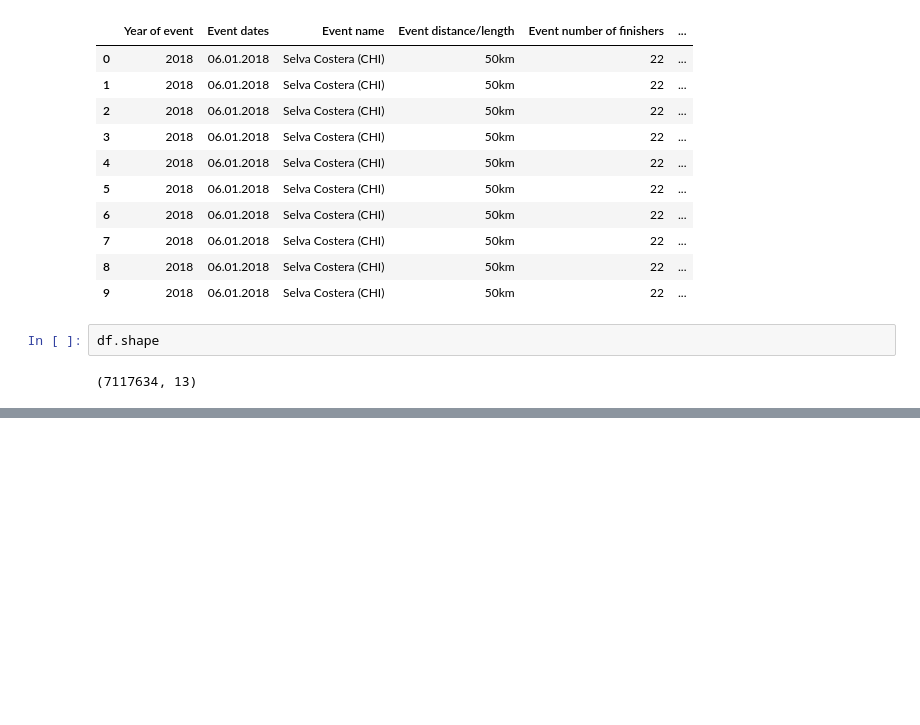
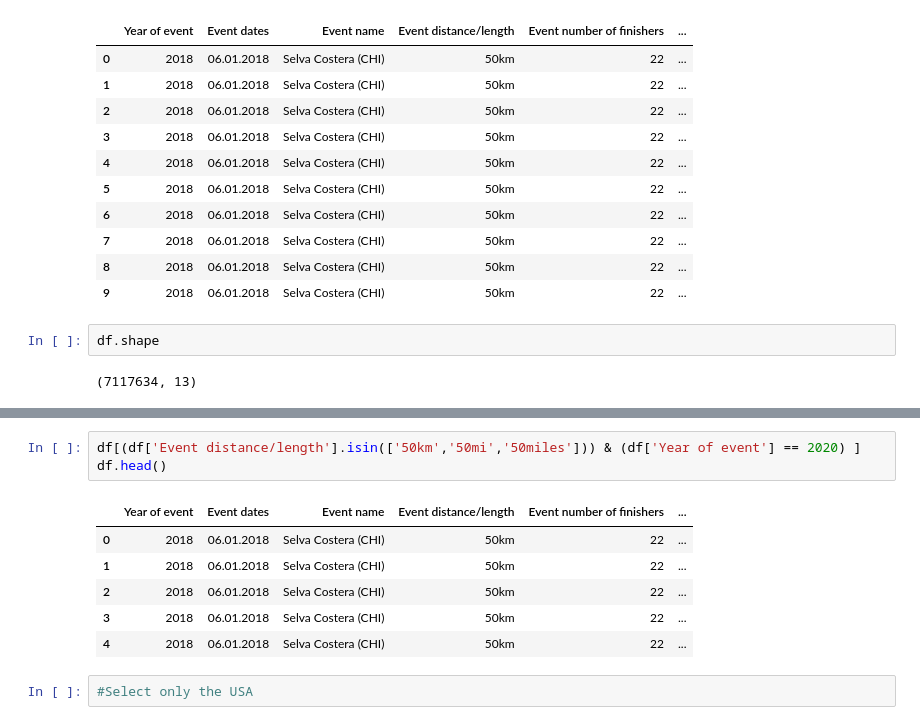
Before and after one commit to EroshBc/data_analysis_Python, a Jupyter notebook: Data Analysis.ipynb, the cells around one changed output, grey strips where cells are left out. Cells and saved outputs as stored; diff of their text form; blank space fills up the shorter version.

```diff
--- a/Data Analysis.ipynb
+++ b/Data Analysis.ipynb
@@ -30,0 +68,12 @@ df.shape
+# %%
+df[(df['Event distance/length'].isin(['50km','50mi','50miles'])) & (df['Year of event'] == 2020) ]
+df.head()
+# %% [output]
+|  | Year of event | Event dates | Event name | Event distance/length | Event number of finishers | ... |
+| 0 | 2018 | 06.01.2018 | Selva Costera (CHI) | 50km | 22 | ... |
+| 1 | 2018 | 06.01.2018 | Selva Costera (CHI) | 50km | 22 | ... |
+| 2 | 2018 | 06.01.2018 | Selva Costera (CHI) | 50km | 22 | ... |
+| 3 | 2018 | 06.01.2018 | Selva Costera (CHI) | 50km | 22 | ... |
+| 4 | 2018 | 06.01.2018 | Selva Costera (CHI) | 50km | 22 | ... |
+# %%
+#Select only the USA
```
Also changed, not shown: parts of 8 cells of this notebook.
